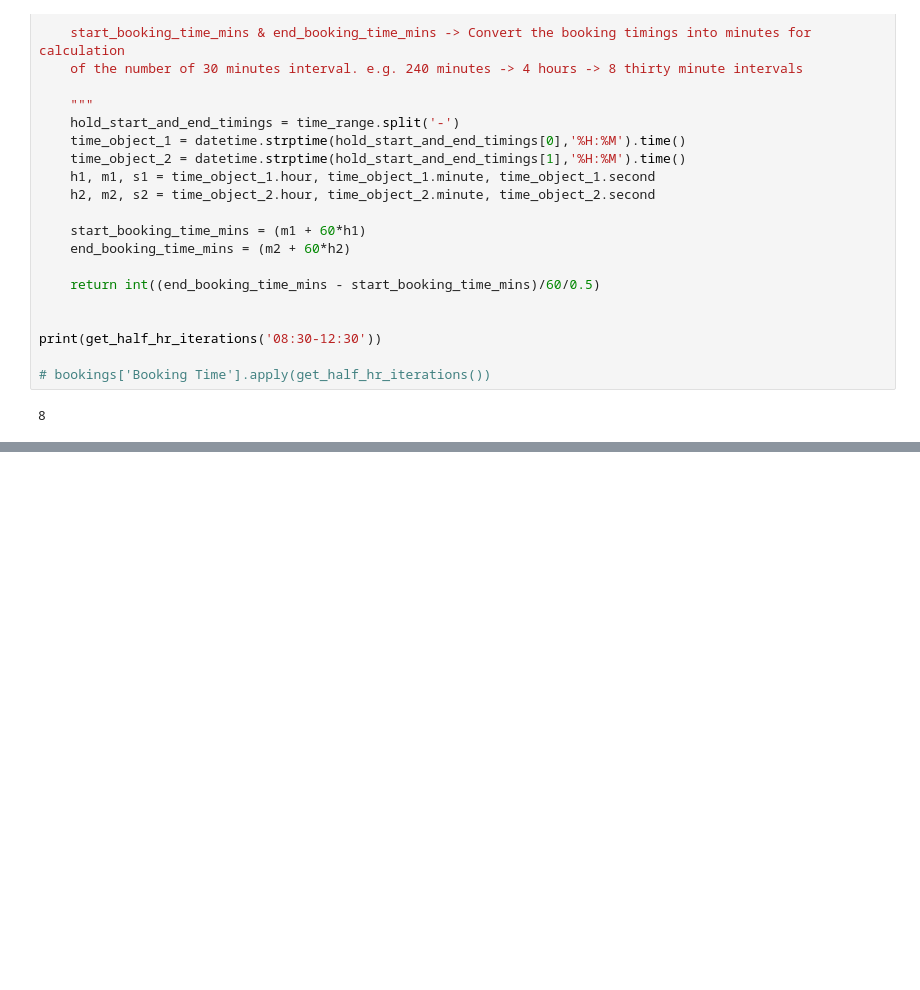
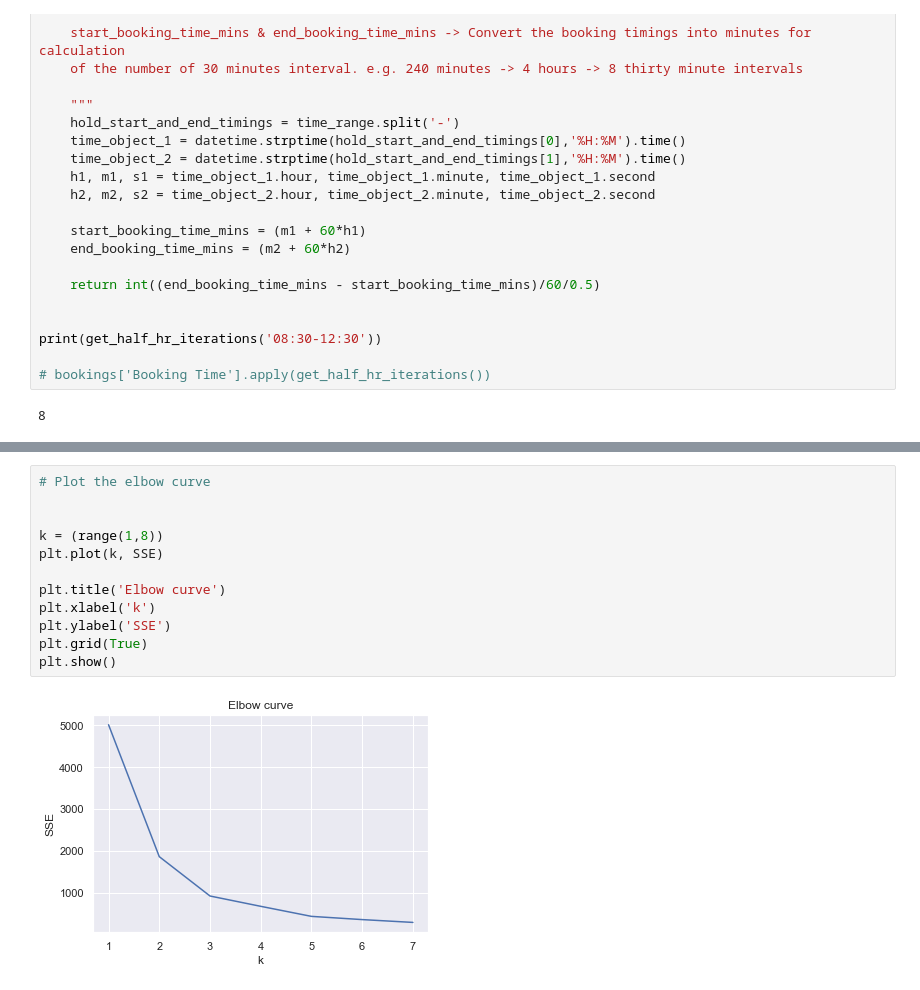
Before and after one commit to y4nrui/SMU-BIA-DAP-Project-1920, a Jupyter notebook: Bookings.ipynb, the cells around one changed output, grey strips where cells are left out. Saved outputs shown, nothing was run; the diff lists cells and outputs as text; blank space fills up the shorter version.

```diff
--- a/Bookings.ipynb
+++ b/Bookings.ipynb
@@ -257,0 +407,14 @@ bookings['Purpose'].value_counts()
+# %%
+# Plot the elbow curve
+
+
+k = (range(1,8))
+plt.plot(k, SSE)
+
+plt.title('Elbow curve')
+plt.xlabel('k')
+plt.ylabel('SSE')
+plt.grid(True)
+plt.show()
+# %% [output]
+[figure, added]
```
Also changed, not shown: parts of 34 cells of this notebook, 1 other file.
